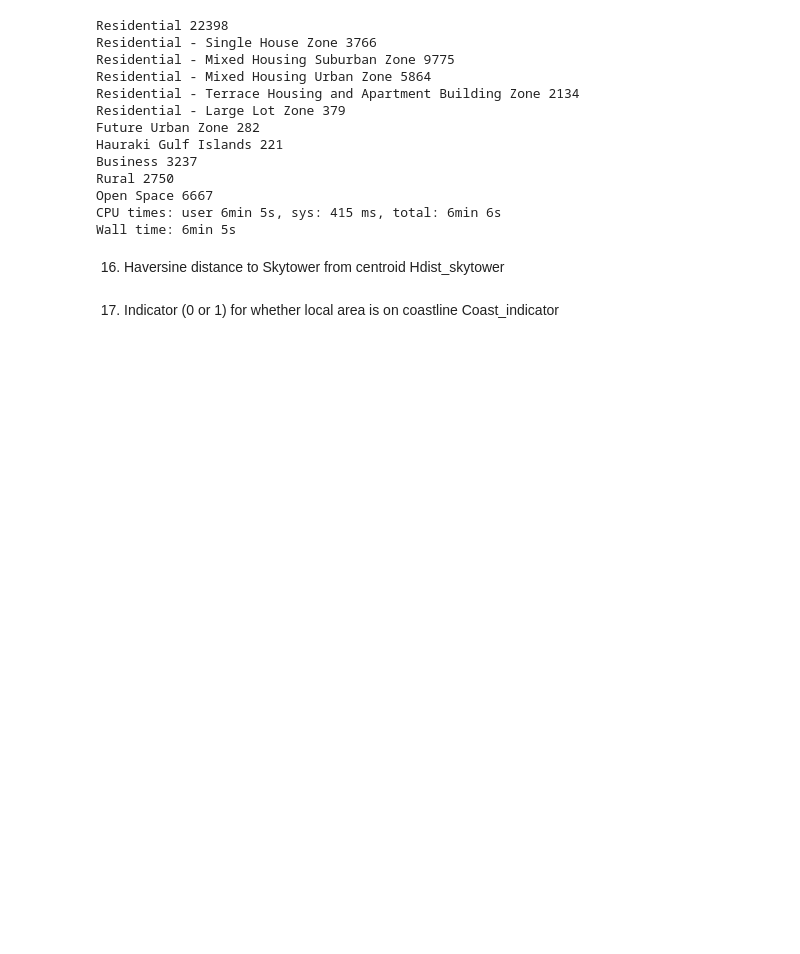
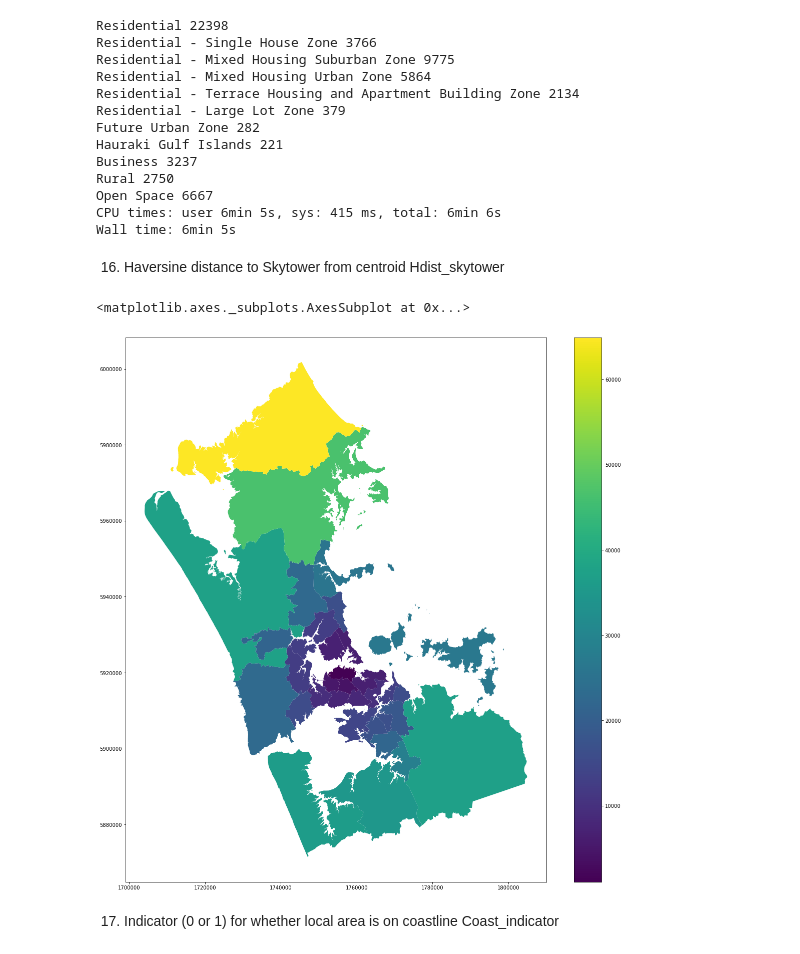
Before and after one commit to UoA-eResearch/auckland-housing, a Jupyter notebook: phase2.ipynb, the cells around one changed output. Drawn from its saved outputs; the diff is of its cells as text; code cells hidden in the pictures; blank space fills up the shorter version.

```diff
--- a/phase2.ipynb
+++ b/phase2.ipynb
@@ -182,3 +186,8 @@ df["Hdist_skytower"] = df.centroid.distance(skytower) # meters
+# %%
+df.plot(column="Hdist_skytower", legend=True)
+# %% [output]
+<matplotlib.axes._subplots.AxesSubplot at 0x...>
+[figure, added]
 # %% [markdown]
 17.	Indicator (0 or 1) for whether local area is on coastline Coast_indicator
 # %%
```
Also changed, not shown: parts of 37 cells of this notebook, 4 other files.
